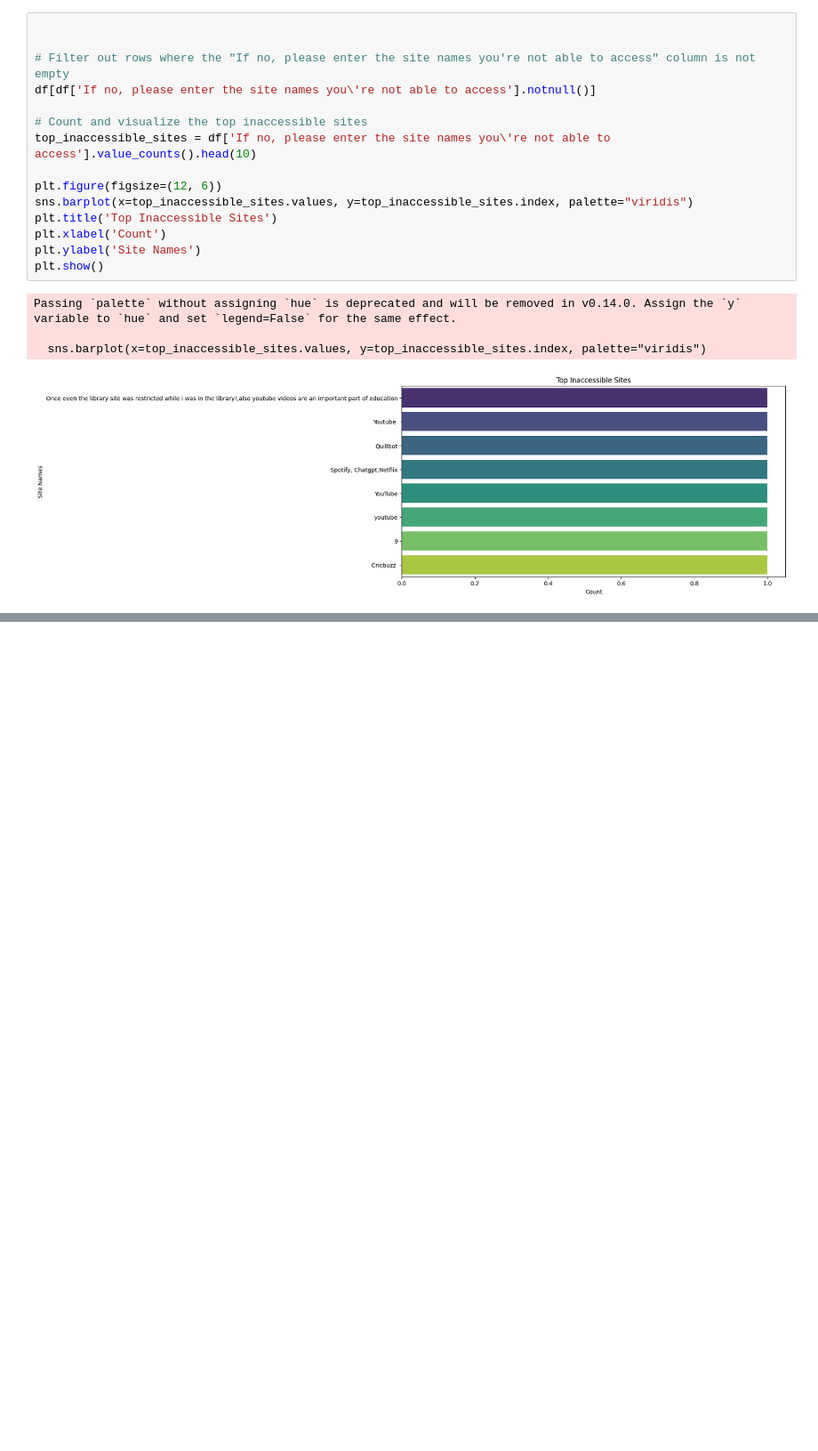
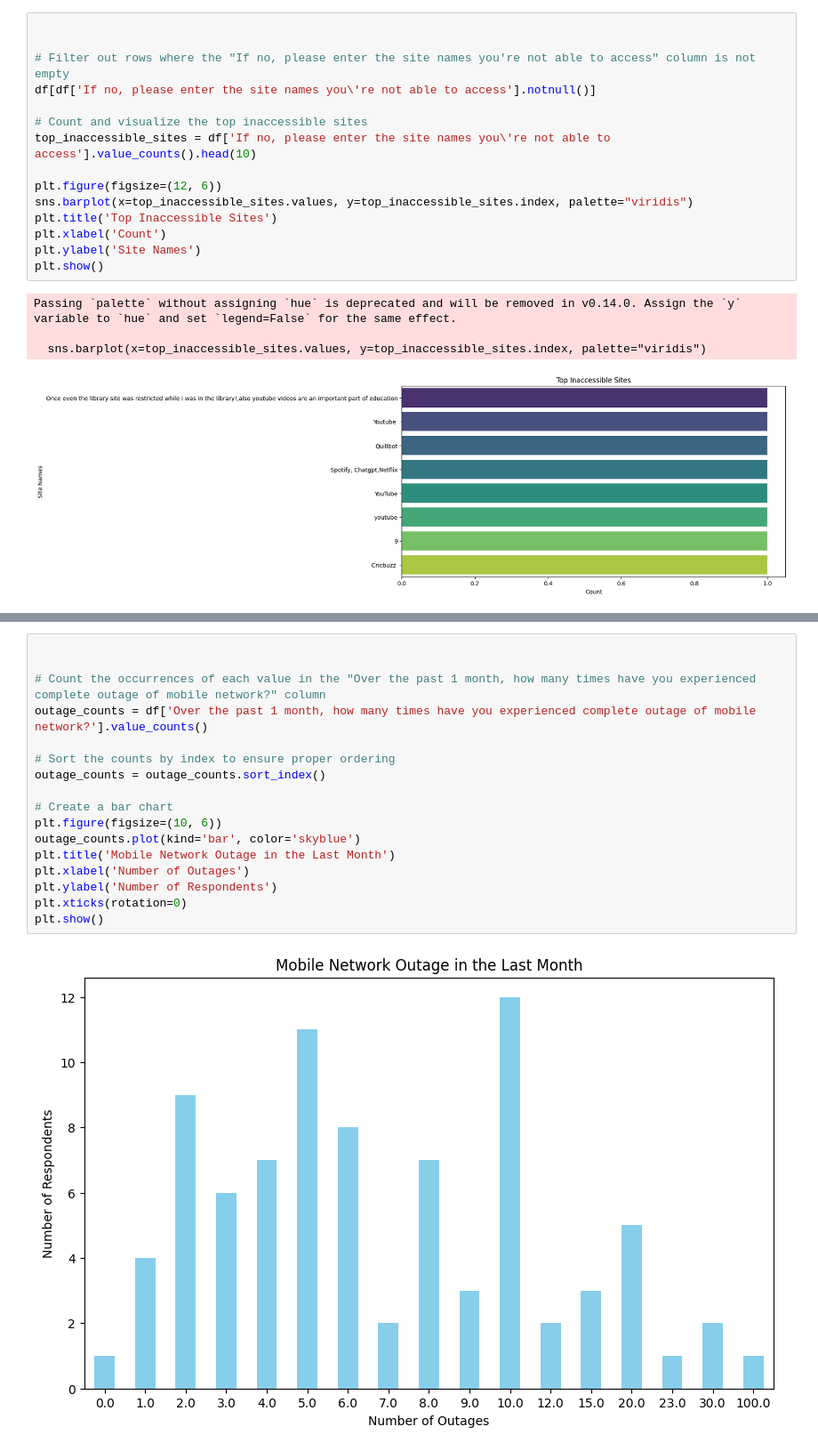
Before and after one commit to falak105/MSCDS-B, a Jupyter notebook: CAC2/CAC2.ipynb, the cells around one changed output, grey strips where cells are left out. Shown at 89% size. Saved outputs shown, nothing was run; the diff lists cells and outputs as text; blank space fills up the shorter version.

```diff
--- a/CAC2/CAC2.ipynb
+++ b/CAC2/CAC2.ipynb
@@ -106,0 +96,19 @@ KeyError: 'Were you able to access all required educational content using Colleg
+# %%
+
+
+# Count the occurrences of each value in the "Over the past 1 month, how many times have you experienced complete outage of mobile network?" column
+outage_counts = df['Over the past 1 month, how many times have you experienced complete outage of mobile network?'].value_counts()
+
+# Sort the counts by index to ensure proper ordering
+outage_counts = outage_counts.sort_index()
+
+# Create a bar chart
+plt.figure(figsize=(10, 6))
+outage_counts.plot(kind='bar', color='skyblue')
+plt.title('Mobile Network Outage in the Last Month')
+plt.xlabel('Number of Outages')
+plt.ylabel('Number of Respondents')
+plt.xticks(rotation=0)
+plt.show()
+# %% [output]
+[figure, added]
```
Also changed, not shown: parts of 4 cells of this notebook.
